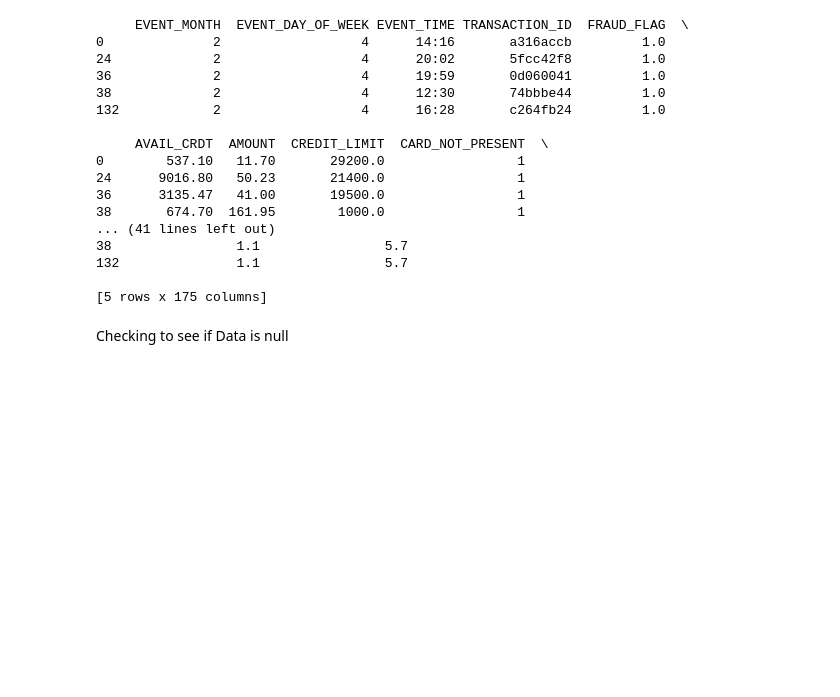
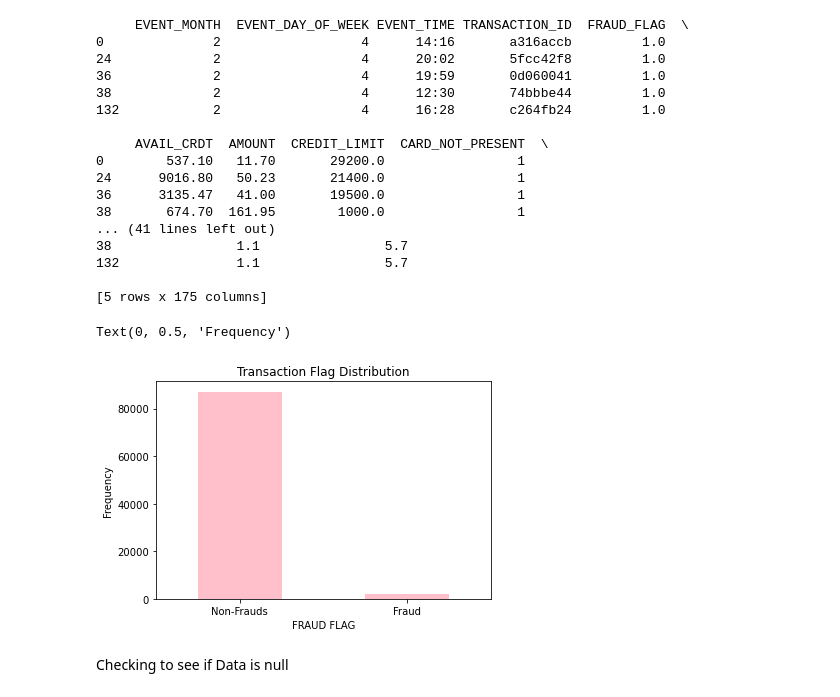
Before and after one commit to 25ohms/scotiabankfrauddetection, a Jupyter notebook: test.ipynb, the cells around one changed output. Saved outputs shown, nothing was run; the diff lists cells and outputs as text; code cells hidden in the pictures; blank space fills up the shorter version.

Commit message:
transaction plot

```diff
--- a/test.ipynb
+++ b/test.ipynb
@@ -91,6 +94,18 @@ print(fraudulent_data.head())
 132               1.1                5.7
 
 [5 rows x 175 columns]
+# %%
+#Transaction Distribution For Test and Train
+labels = ['Non-Frauds','Fraud']
+classes = pd.value_counts(data['FRAUD_FLAG'], sort = True)
+classes.plot(kind = 'bar', rot=0, color='pink')
+plt.title("Transaction Flag Distribution")
+plt.xticks(range(2), labels)
+plt.xlabel("FRAUD FLAG")
+plt.ylabel("Frequency")
+# %% [output]
+Text(0, 0.5, 'Frequency')
+[figure, added]
 # %% [markdown]
 Checking to see if Data is null
 # %%
```
Also changed, not shown: parts of 1 cell of this notebook.
